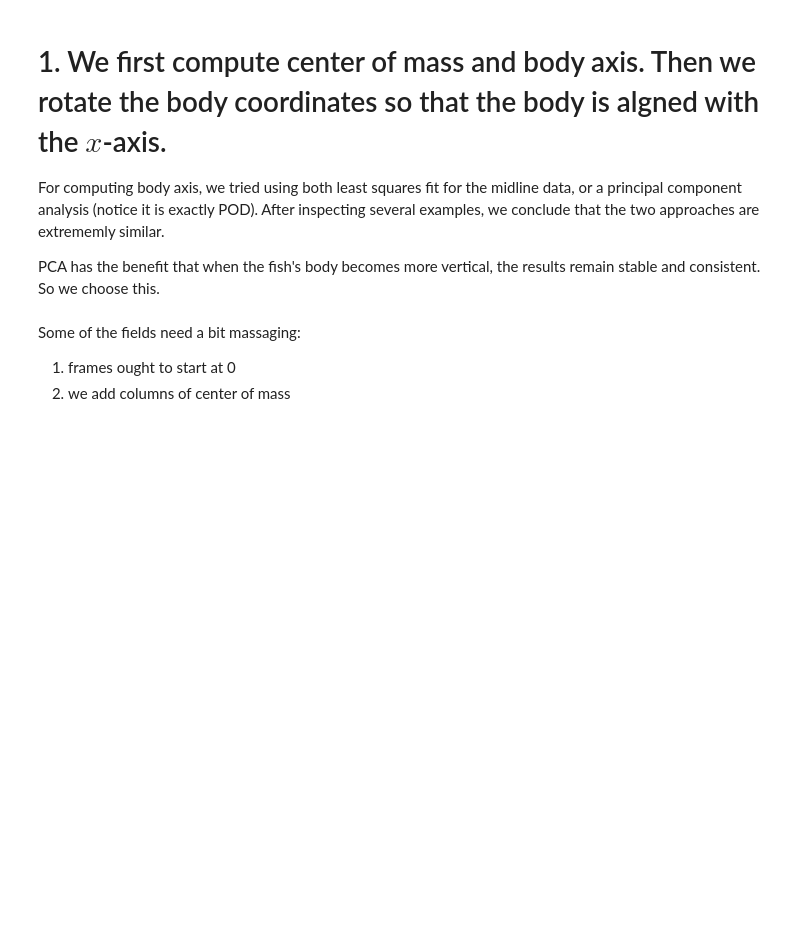
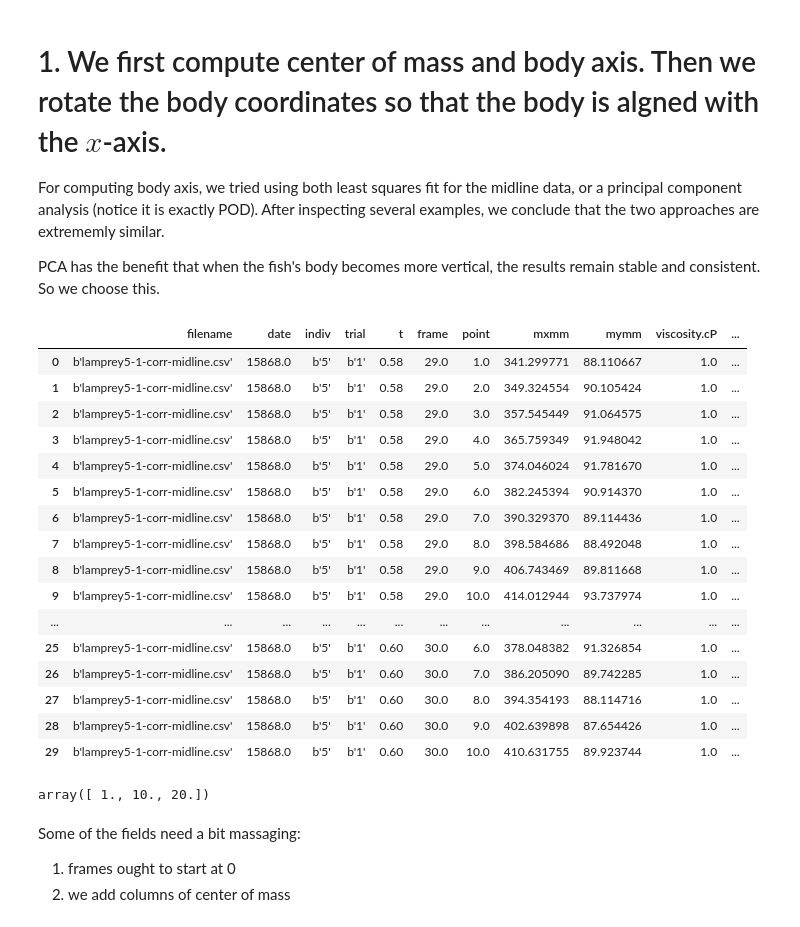
Before and after one commit to tytell/Viscosity, a Jupyter notebook: Lamprey_COD-Part_I_Pre_Process.ipynb, the cells around one changed output. Drawn from its saved outputs; the diff is of its cells as text; code cells hidden in the pictures; blank space fills up the shorter version.

```diff
--- a/Lamprey_COD-Part_I_Pre_Process.ipynb
+++ b/Lamprey_COD-Part_I_Pre_Process.ipynb
@@ -60,10 +60,34 @@ with h5py.File("midlines_all2.h5", 'r') as h5file:
 
     dat = dict([(c1, np.array(h5file[c1])) for c1 in column_names])
     data_frame = pd.DataFrame(dat)# , columns=column_names)
+# %%
+data_frame.head(30)
+# %% [output]
+|  | filename | date | indiv | trial | t | frame | point | mxmm | mymm | viscosity.cP | ... |
+| 0 | b'lamprey5-1-corr-midline.csv' | 15868.0 | b'5' | b'1' | 0.58 | 29.0 | 1.0 | 341.299771 | 88.110667 | 1.0 | ... |
+| 1 | b'lamprey5-1-corr-midline.csv' | 15868.0 | b'5' | b'1' | 0.58 | 29.0 | 2.0 | 349.324554 | 90.105424 | 1.0 | ... |
+| 2 | b'lamprey5-1-corr-midline.csv' | 15868.0 | b'5' | b'1' | 0.58 | 29.0 | 3.0 | 357.545449 | 91.064575 | 1.0 | ... |
+| 3 | b'lamprey5-1-corr-midline.csv' | 15868.0 | b'5' | b'1' | 0.58 | 29.0 | 4.0 | 365.759349 | 91.948042 | 1.0 | ... |
+| 4 | b'lamprey5-1-corr-midline.csv' | 15868.0 | b'5' | b'1' | 0.58 | 29.0 | 5.0 | 374.046024 | 91.781670 | 1.0 | ... |
+| 5 | b'lamprey5-1-corr-midline.csv' | 15868.0 | b'5' | b'1' | 0.58 | 29.0 | 6.0 | 382.245394 | 90.914370 | 1.0 | ... |
+| 6 | b'lamprey5-1-corr-midline.csv' | 15868.0 | b'5' | b'1' | 0.58 | 29.0 | 7.0 | 390.329370 | 89.114436 | 1.0 | ... |
+| 7 | b'lamprey5-1-corr-midline.csv' | 15868.0 | b'5' | b'1' | 0.58 | 29.0 | 8.0 | 398.584686 | 88.492048 | 1.0 | ... |
+| 8 | b'lamprey5-1-corr-midline.csv' | 15868.0 | b'5' | b'1' | 0.58 | 29.0 | 9.0 | 406.743469 | 89.811668 | 1.0 | ... |
+| 9 | b'lamprey5-1-corr-midline.csv' | 15868.0 | b'5' | b'1' | 0.58 | 29.0 | 10.0 | 414.012944 | 93.737974 | 1.0 | ... |
+| ... | ... | ... | ... | ... | ... | ... | ... | ... | ... | ... | ... |
+| 25 | b'lamprey5-1-corr-midline.csv' | 15868.0 | b'5' | b'1' | 0.60 | 30.0 | 6.0 | 378.048382 | 91.326854 | 1.0 | ... |
+| 26 | b'lamprey5-1-corr-midline.csv' | 15868.0 | b'5' | b'1' | 0.60 | 30.0 | 7.0 | 386.205090 | 89.742285 | 1.0 | ... |
+| 27 | b'lamprey5-1-corr-midline.csv' | 15868.0 | b'5' | b'1' | 0.60 | 30.0 | 8.0 | 394.354193 | 88.114716 | 1.0 | ... |
+| 28 | b'lamprey5-1-corr-midline.csv' | 15868.0 | b'5' | b'1' | 0.60 | 30.0 | 9.0 | 402.639898 | 87.654426 | 1.0 | ... |
+| 29 | b'lamprey5-1-corr-midline.csv' | 15868.0 | b'5' | b'1' | 0.60 | 30.0 | 10.0 | 410.631755 | 89.923744 | 1.0 | ... |
 # %%
 data_frame['date']    = data_frame['date'].astype('int')
 data_frame['indiv']   = data_frame['indiv'].astype('int')
 data_frame['trial']   = data_frame['trial'].apply(lambda x: x.decode())
+# %%
+data_frame['viscosity.cP'].unique()
+# %% [output]
+array([ 1., 10., 20.])
 # %% [markdown]
 Some of the fields need a bit massaging:
 1. frames ought to start at 0
```
Also changed, not shown: parts of 4 cells of this notebook, 1 other file.
